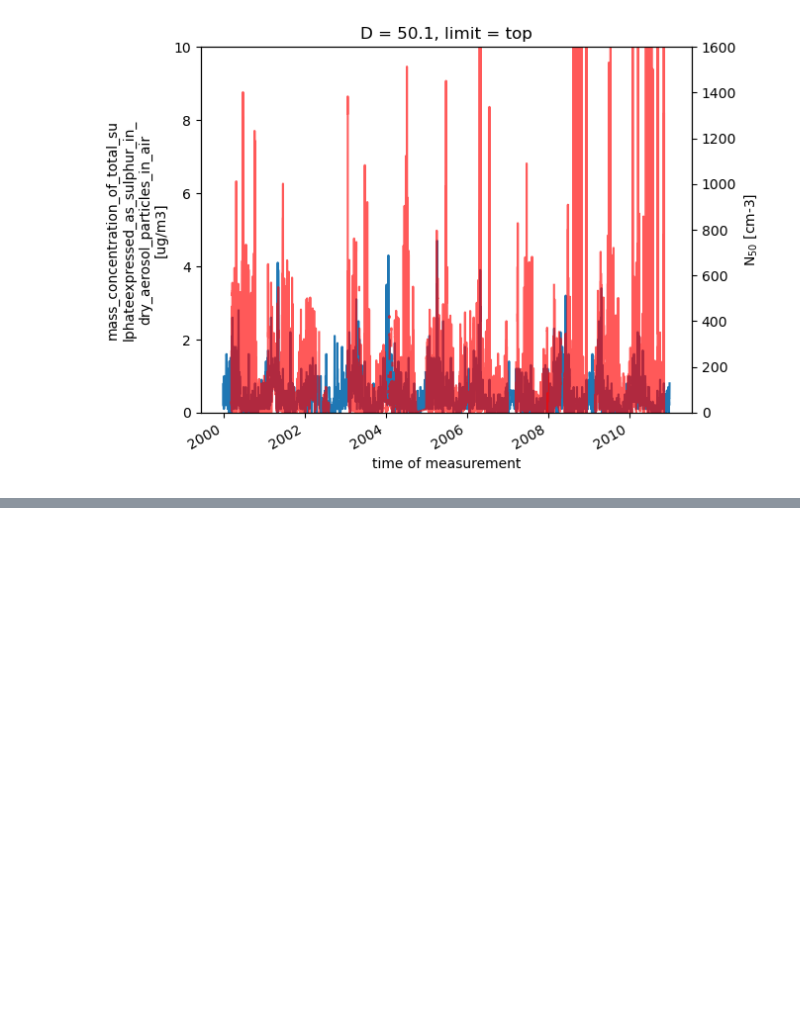
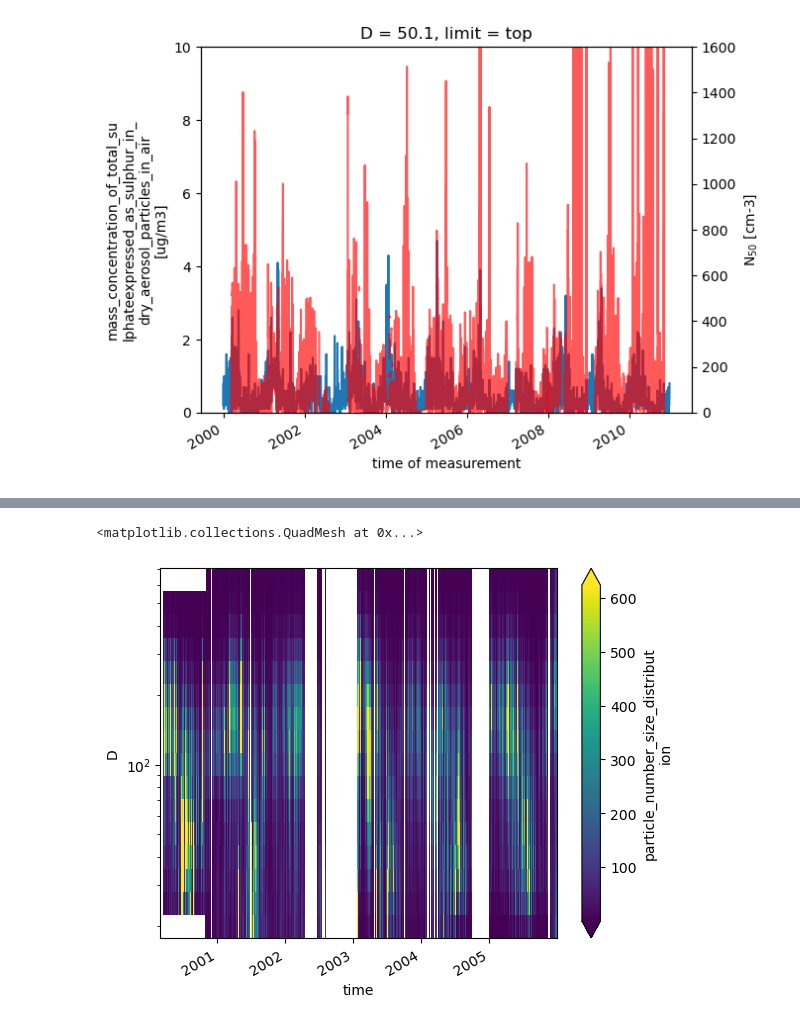
Before and after one commit to eScience-course/-Tjaernoe2022-group1, a Jupyter notebook: notebooks/Stefan/Full Sulphate Data.ipynb, the cells around one changed output, grey strips where cells are left out. Cells and saved outputs as stored; diff of their text form; code cells hidden in the pictures; blank space fills up the shorter version.

```diff
--- a/notebooks/Stefan/Full Sulphate Data.ipynb
+++ b/notebooks/Stefan/Full Sulphate Data.ipynb
@@ -243,0 +375,5 @@ SyntaxError: invalid syntax (1456136101.py, line 1)
+# %%
+daily2000['particle_number_size_distribution'].plot(robust=True, yscale = 'log')
+# %% [output]
+<matplotlib.collections.QuadMesh at 0x...>
+[figure, added]
```
Also changed, not shown: parts of 11 cells of this notebook, 1 other file.
